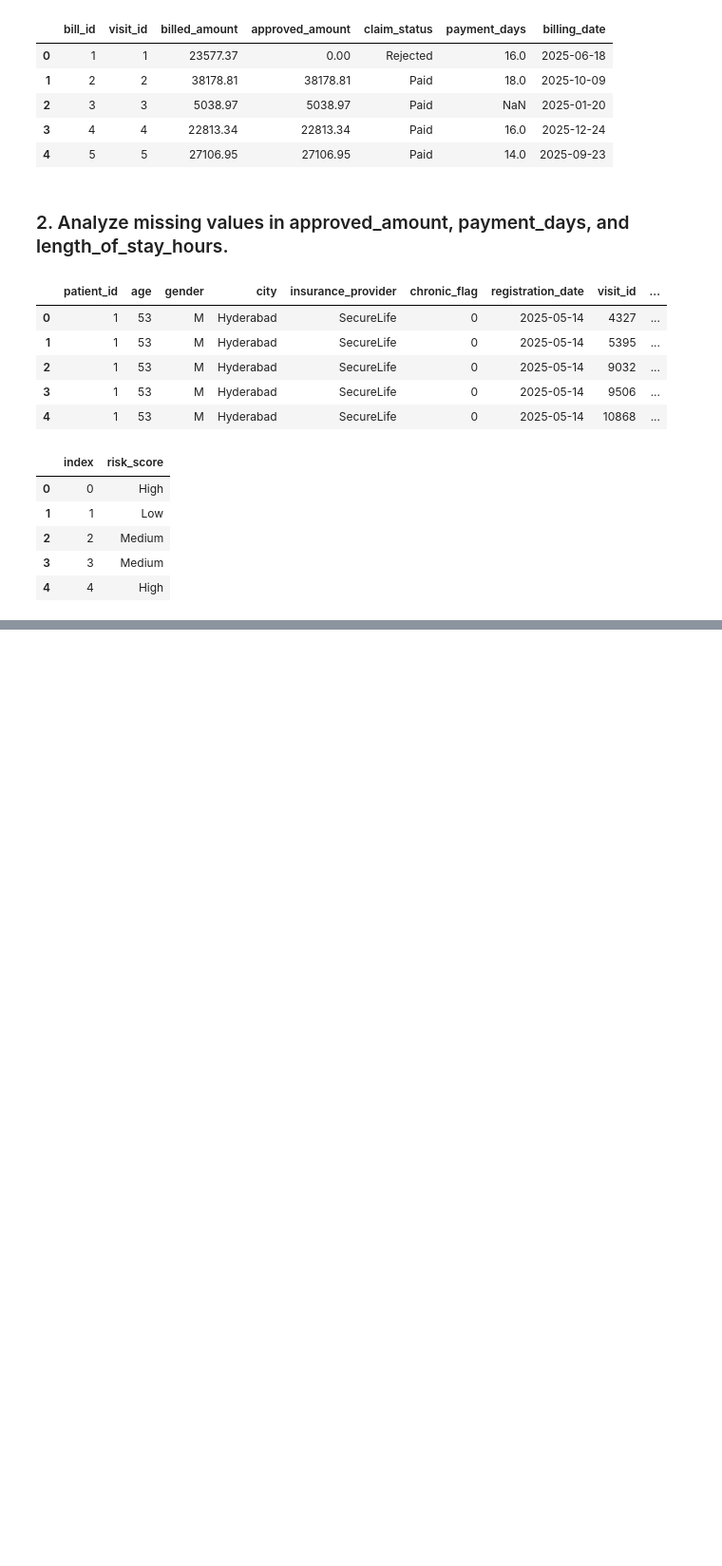
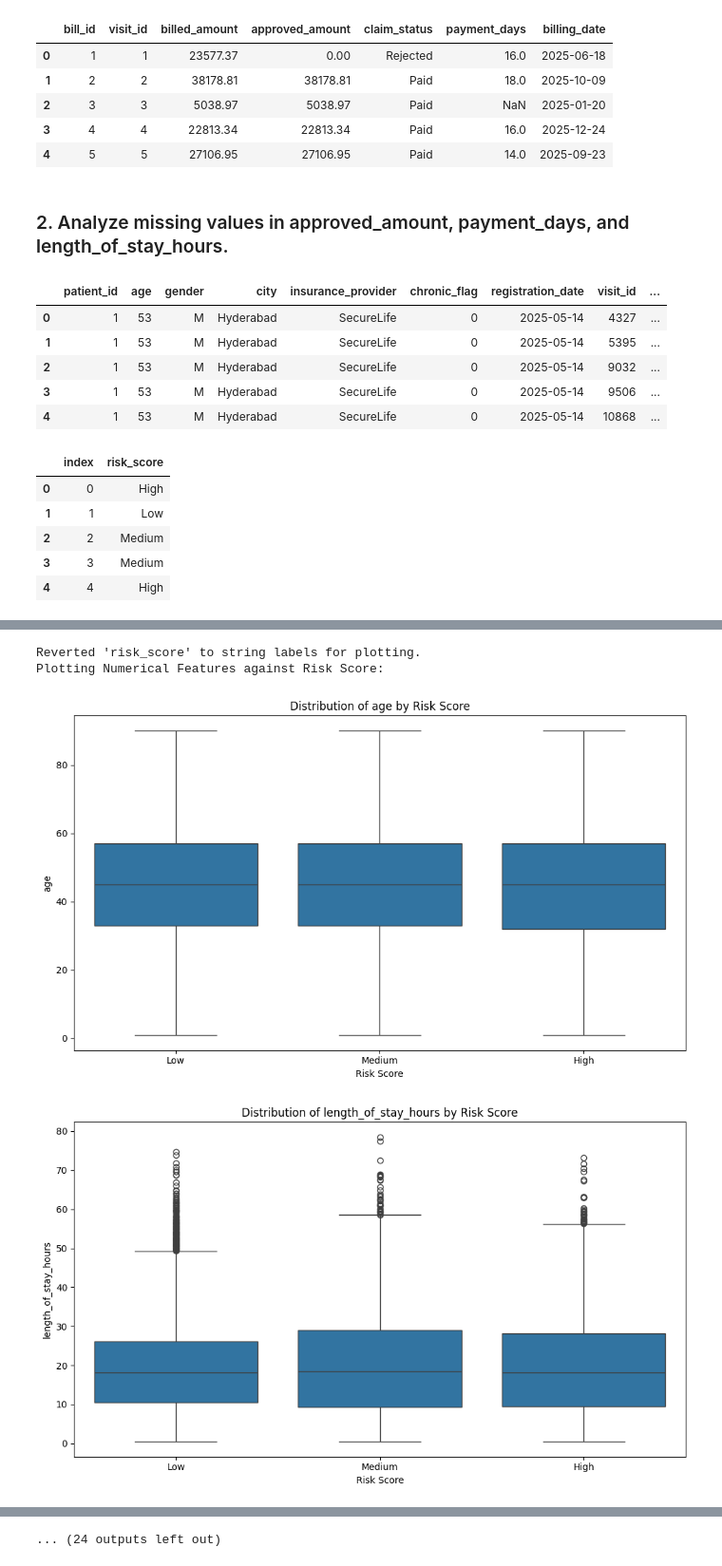
Before and after one commit to rahilkhan-acadmic/APAIML-GradedMiniProject, a Jupyter notebook: capstone/02_risk_model.ipynb, the cells around one changed output, grey strips where cells are left out. Shown at 95% size. Cells and saved outputs as stored; diff of their text form; code cells hidden in the pictures; blank space fills up the shorter version.

```diff
--- a/capstone/02_risk_model.ipynb
+++ b/capstone/02_risk_model.ipynb
@@ -433,14 +100,0 @@ Several new features were engineered to provide more insights and improve model
-# %%
-# Handle missing values in the `approved_amount` and `paytment_days` columns.
-# Using median values to impute missing values
-
-median_approved_amount = df_merged['approved_amount'].median()
-median_payment_days = df_merged['payment_days'].median()
-
-df_merged['approved_amount'].fillna(median_approved_amount, inplace=True)
-df_merged['payment_days'].fillna(median_payment_days, inplace=True)
-
-print("Missing values after imputation:")
-print(df_merged[['approved_amount', 'payment_days']].isnull().sum())
-
-df_merged.head()
@@ -643,0 +101,52 @@ This comprehensive preprocessing ensures that the data is clean, well-structured
+# %%
+# Distribution plot of risk_score against each element in df_data
+
+# Check if risk_score is numeric (meaning it has been encoded)
+# and convert back to string labels for plotting consistency with risk_score_order
+if pd.api.types.is_numeric_dtype(df_merged['risk_score']):
+    inverse_risk_score_mapping = {0: 'Low', 1: 'Medium', 2: 'High'}
+    df_merged['risk_score'] = df_merged['risk_score'].map(inverse_risk_score_mapping)
+    print("Reverted 'risk_score' to string labels for plotting.")
+
+# Define numerical and categorical columns that are part of df_data
+numerical_cols = ['age', 'length_of_stay_hours', 'billed_amount', 'approved_amount', 'payment_days',
+                  'visit_frequency', 'avg_length_of_stay_hours', 'rejection_rate', 'days_since_registration',
+                  'visit_year', 'visit_month', 'visit_day', 'visit_day_of_week', 'visit_quarter',
+                  'billing_days_since_registration']
+
+categorical_cols = ['gender', 'chronic_flag', 'department_ER', 'department_General', 'department_ICU',
+                    'department_Neurology', 'department_Orthopedics', 'visit_type_ICU', 'visit_type_OPD',
+                    'insurance_provider_HealthPlus', 'insurance_provider_MediCareX', 'insurance_provider_SecureLife',
+                    'city_Chennai', 'city_Delhi', 'city_Hyderabad', 'city_Mumbai', 'city_Pune',
+                    'claim_status_Pending', 'claim_status_Rejected']
+
+# Order for risk_score for consistent plotting
+risk_score_order = ['Low', 'Medium', 'High']
+
+# Plotting numerical features against risk_score using boxplots
+print("Plotting Numerical Features against Risk Score:")
+for col in numerical_cols:
+    plt.figure(figsize=(10, 6))
+    sns.boxplot(x='risk_score', y=col, data=df_merged, order=risk_score_order, fill=True)
+    plt.title(f'Distribution of {col} by Risk Score')
+    plt.xlabel('Risk Score')
+    plt.ylabel(col)
+    plt.tight_layout()
+    plt.show()
+
+# Plotting categorical/binary features against risk_score using countplots
+print("\nPlotting Categorical/Binary Features against Risk Score:")
+for col in categorical_cols:
+    plt.figure(figsize=(10, 6))
+    sns.countplot(x=col, hue='risk_score', data=df_merged, palette='viridis', hue_order=risk_score_order)
+    plt.title(f'Count of {col} by Risk Score')
+    plt.xlabel(col)
+    plt.ylabel('Count')
+    plt.legend(title='Risk Score')
+    plt.tight_layout()
+    plt.show()
+# %% [output]
+Reverted 'risk_score' to string labels for plotting.
+Plotting Numerical Features against Risk Score:
+[figure, added]
+[figure, added]
@@ -643,0 +162 @@ This comprehensive preprocessing ensures that the data is clean, well-structured
+... (24 outputs left out)
```
Also changed, not shown: parts of 24 cells of this notebook.
